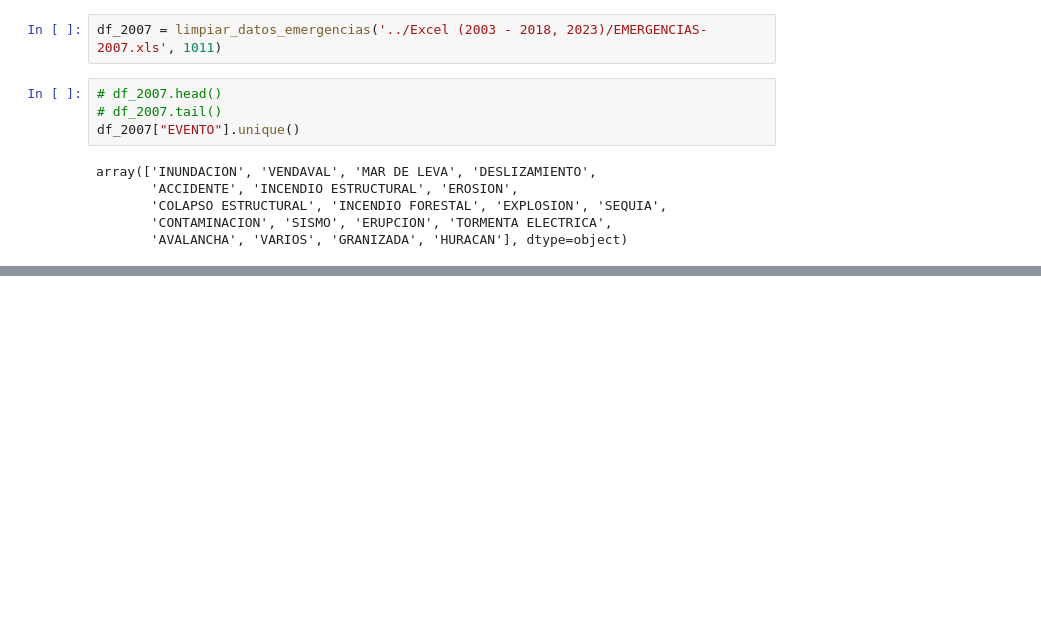
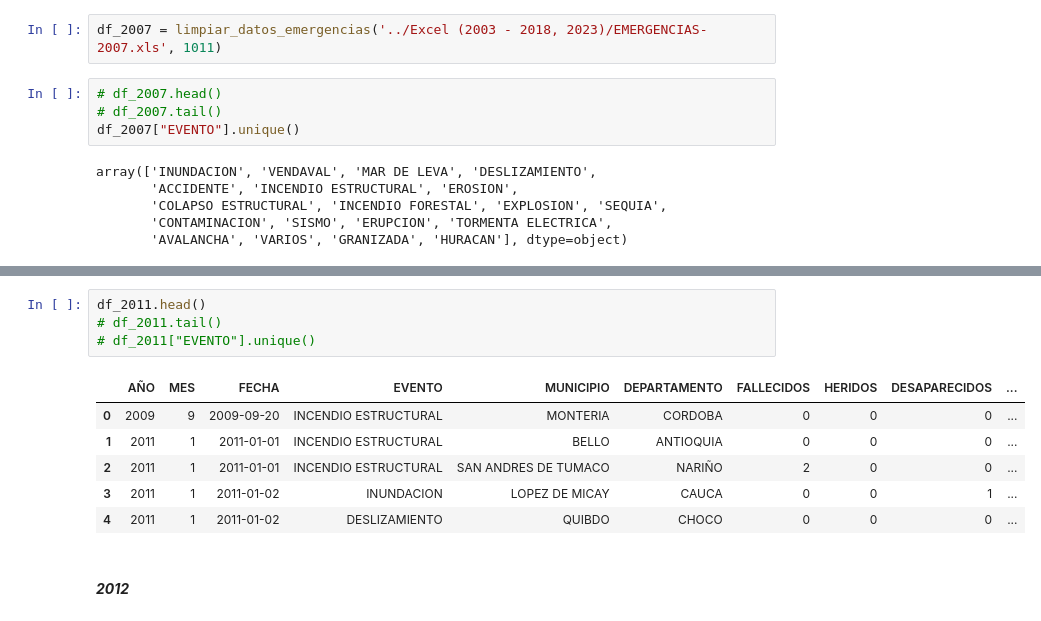
Before and after one commit to JuanRuizIng/Pacific-Data-Analytics, a Jupyter notebook: Emergencias/Notebooks/emergenciasExcel_limpieza.ipynb, the cells around one changed output, grey strips where cells are left out. Drawn from its saved outputs; the diff is of its cells as text; blank space fills up the shorter version.

```diff
--- a/Emergencias/Notebooks/emergenciasExcel_limpieza.ipynb
+++ b/Emergencias/Notebooks/emergenciasExcel_limpieza.ipynb
@@ -148,0 +189,13 @@ array(['INUNDACION', 'VENDAVAL', 'MAR DE LEVA', 'DESLIZAMIENTO',
+# %%
+df_2011.head()
+# df_2011.tail()
+# df_2011["EVENTO"].unique()
+# %% [output]
+|  | AÑO | MES | FECHA | EVENTO | MUNICIPIO | DEPARTAMENTO | FALLECIDOS | HERIDOS | DESAPARECIDOS | ... |
+| 0 | 2009 | 9 | 2009-09-20 | INCENDIO ESTRUCTURAL | MONTERIA | CORDOBA | 0 | 0 | 0 | ... |
+| 1 | 2011 | 1 | 2011-01-01 | INCENDIO ESTRUCTURAL | BELLO | ANTIOQUIA | 0 | 0 | 0 | ... |
+| 2 | 2011 | 1 | 2011-01-01 | INCENDIO ESTRUCTURAL | SAN ANDRES DE TUMACO | NARIÑO | 2 | 0 | 0 | ... |
+| 3 | 2011 | 1 | 2011-01-02 | INUNDACION | LOPEZ DE MICAY | CAUCA | 0 | 0 | 1 | ... |
+| 4 | 2011 | 1 | 2011-01-02 | DESLIZAMIENTO | QUIBDO | CHOCO | 0 | 0 | 0 | ... |
+# %% [markdown]
+#### ***2012***
```
Also changed, not shown: parts of 44 cells of this notebook.
